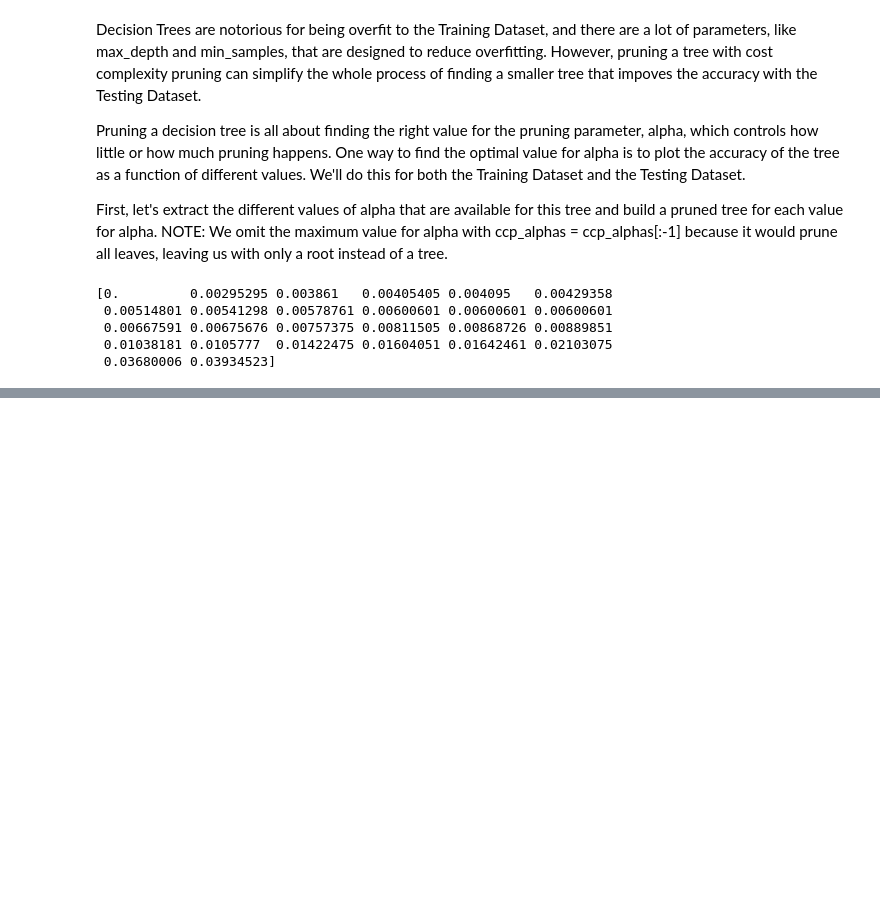
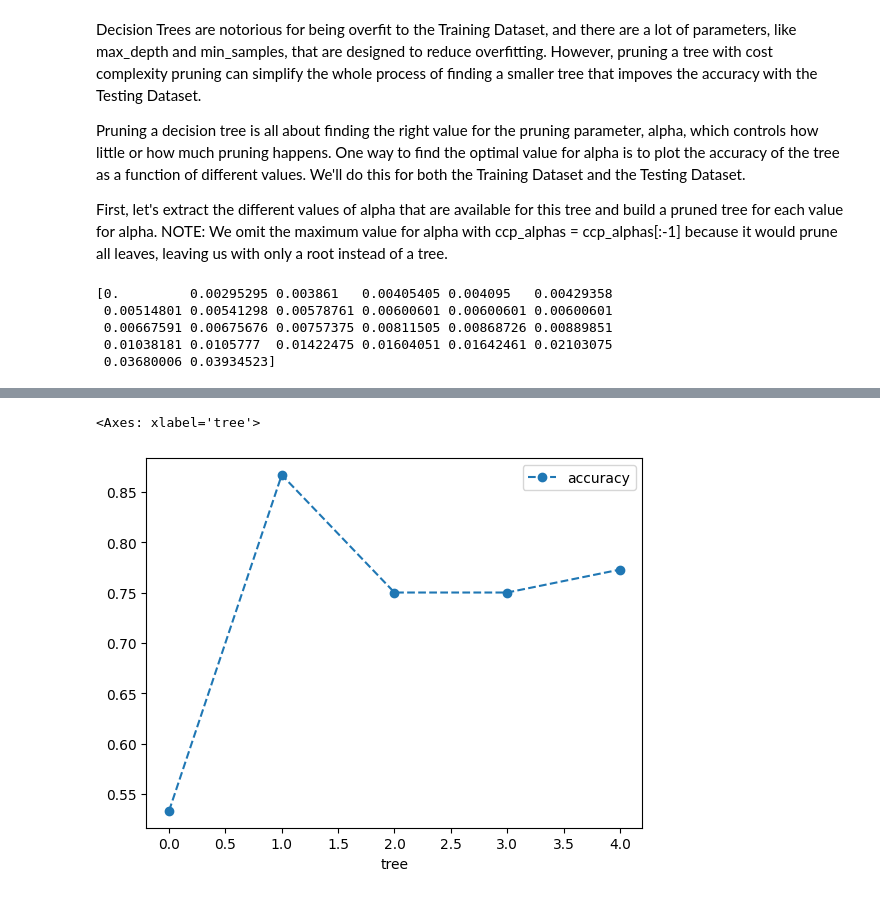
Before and after one commit to NewCodeLearner/ML_Algorithms, a Jupyter notebook: Classification_DecisionTrees_in_python.ipynb, the cells around one changed output, grey strips where cells are left out. Cells and saved outputs as stored; diff of their text form; code cells hidden in the pictures; blank space fills up the shorter version.

```diff
--- a/Classification_DecisionTrees_in_python.ipynb
+++ b/Classification_DecisionTrees_in_python.ipynb
@@ -307,0 +336,12 @@ print(ccp_alphas)
+# %%
+clf_dt = DecisionTreeClassifier(random_state=42, ccp_alpha=0.016) # create the tree with ccp_alpha=0.016
+## now use 5-fold cross validation create 5 different training and testing datasets that
+## are then used to train and test the tree.
+scores = cross_val_score (clf_dt ,X_train,y_train, cv=5)
+df = pd.DataFrame(data={'tree': range(5), 'accuracy': scores})
+#data wil be stored like this {'tree': range(0, 5), 'accuracy': array([0.53333333, 0.86666667, 0.75, 0.75, 0.77272727])}
+
+df.plot(x='tree', y='accuracy', marker='o', linestyle='--')
+# %% [output]
+<Axes: xlabel='tree'>
+[figure, added]
```
Also changed, not shown: parts of 20 cells of this notebook.
